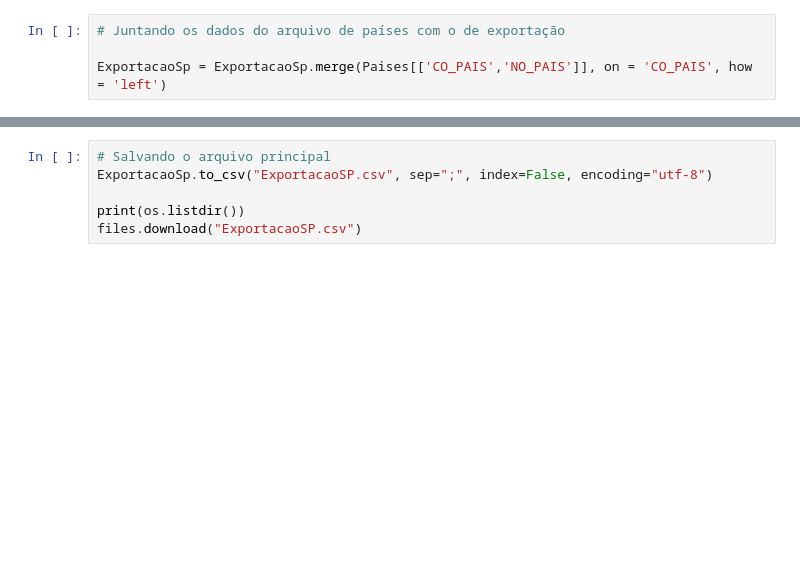
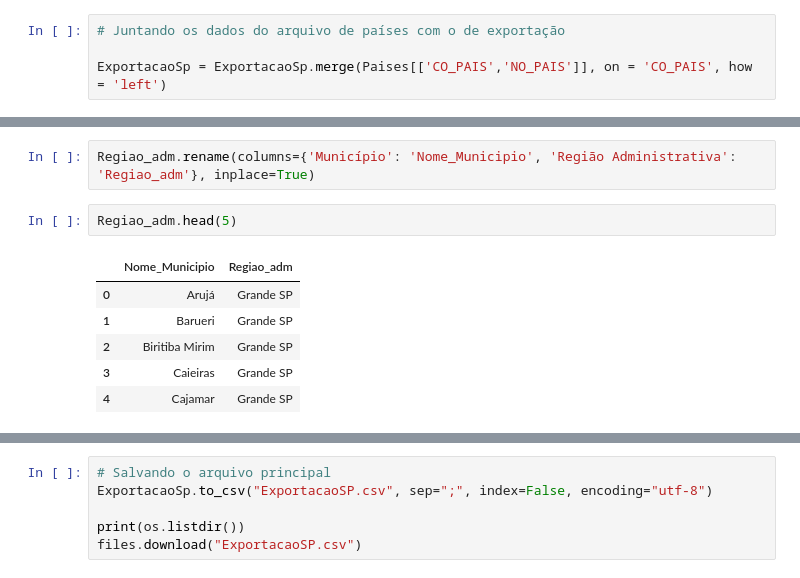
Before and after one commit to Lucasdz-7/Projeto-Integrador-1, a Jupyter notebook: CódigoProjeto.ipynb, the cells around one changed output, grey strips where cells are left out. Saved outputs shown, nothing was run; the diff lists cells and outputs as text; blank space fills up the shorter version.

```diff
--- a/CódigoProjeto.ipynb
+++ b/CódigoProjeto.ipynb
@@ -201,0 +259,11 @@ ExportacaoSp = ExportacaoSp[(ExportacaoSp != 0).all(axis=1)]
+# %%
+Regiao_adm.rename(columns={'Município': 'Nome_Municipio', 'Região Administrativa': 'Regiao_adm'}, inplace=True)
+# %%
+Regiao_adm.head(5)
+# %% [output]
+|  | Nome_Municipio | Regiao_adm |
+| 0 | Arujá | Grande SP |
+| 1 | Barueri | Grande SP |
+| 2 | Biritiba Mirim | Grande SP |
+| 3 | Caieiras | Grande SP |
+| 4 | Cajamar | Grande SP |
```
Also changed, not shown: parts of 11 cells of this notebook.
